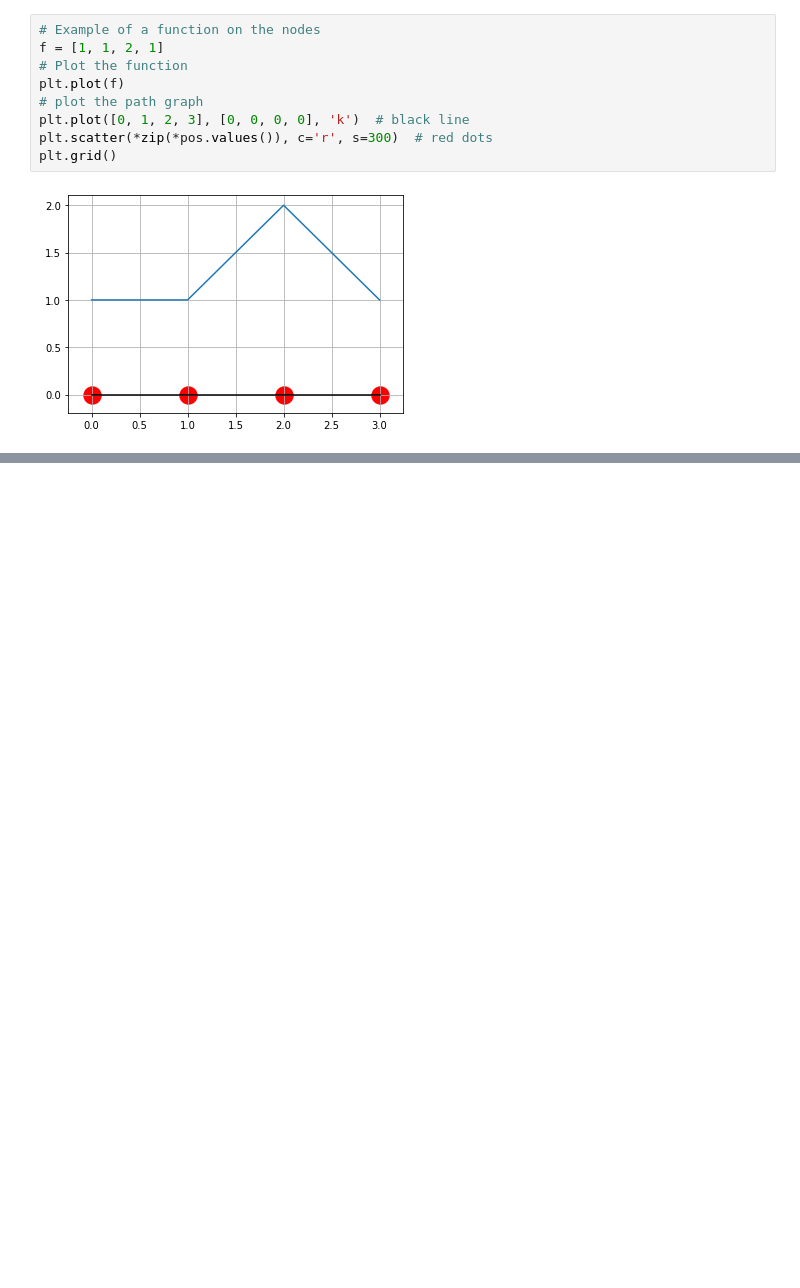
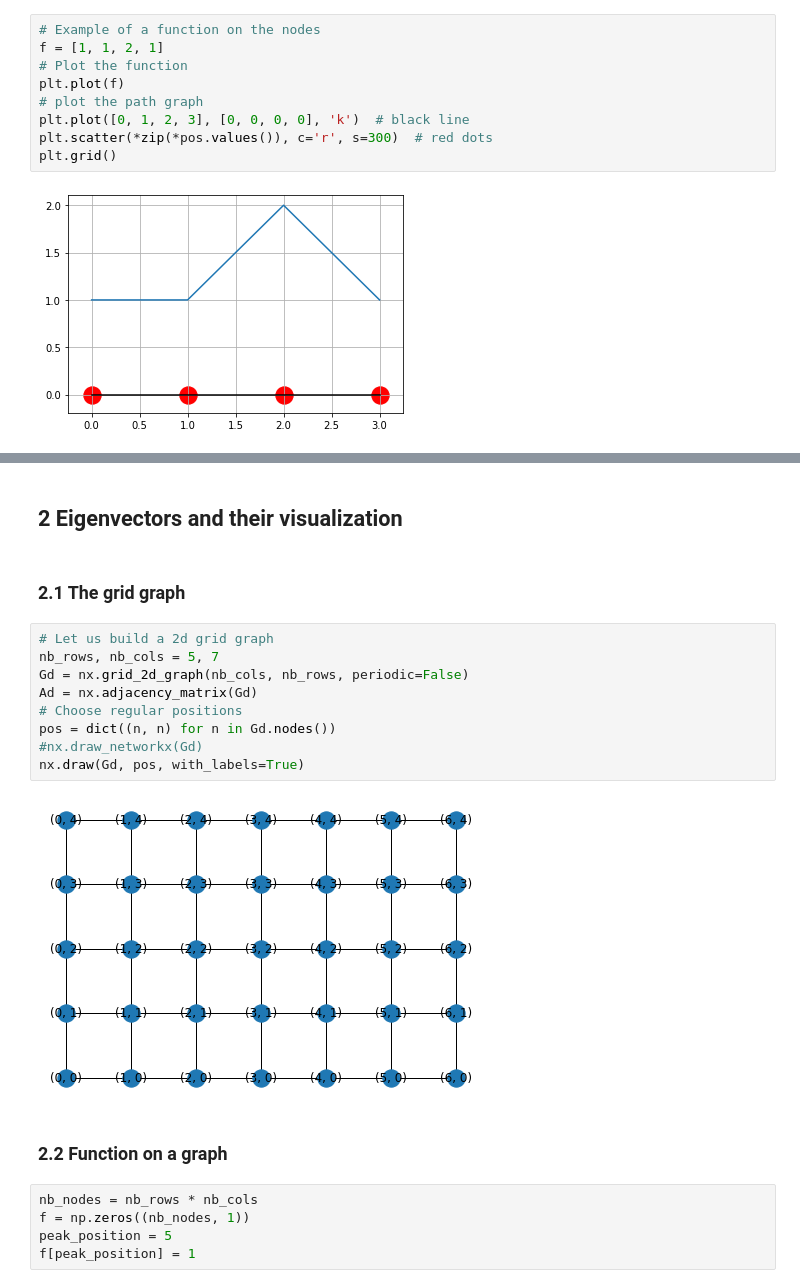
Before and after one commit to GAnagno/Social-Web, a Jupyter notebook: Linear Algebra for Graphs.ipynb, the cells around one changed output, grey strips where cells are left out. Saved outputs shown, nothing was run; the diff lists cells and outputs as text; blank space fills up the shorter version.

```diff
--- a/Linear Algebra for Graphs.ipynb
+++ b/Linear Algebra for Graphs.ipynb
@@ -69,0 +174,22 @@ plt.grid()
+# %% [markdown]
+## 2 Eigenvectors and their visualization
+# %% [markdown]
+### 2.1 The grid graph
+# %%
+# Let us build a 2d grid graph
+nb_rows, nb_cols = 5, 7
+Gd = nx.grid_2d_graph(nb_cols, nb_rows, periodic=False)
+Ad = nx.adjacency_matrix(Gd)
+# Choose regular positions
+pos = dict((n, n) for n in Gd.nodes())
+#nx.draw_networkx(Gd)
+nx.draw(Gd, pos, with_labels=True)
+# %% [output]
+[figure, added]
+# %% [markdown]
+### 2.2 Function on a graph
+# %%
+nb_nodes = nb_rows * nb_cols
+f = np.zeros((nb_nodes, 1))
+peak_position = 5
+f[peak_position] = 1
```
Also changed, not shown: parts of 25 cells of this notebook.
